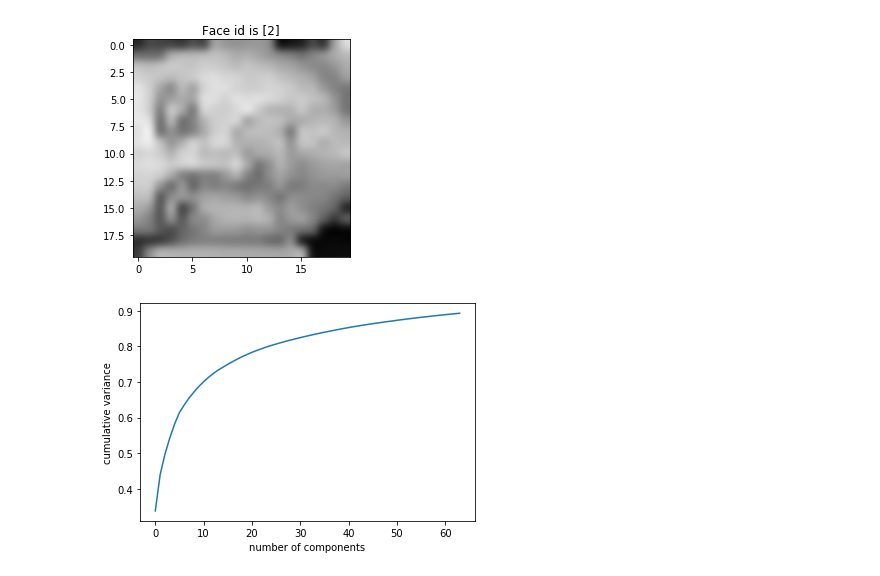
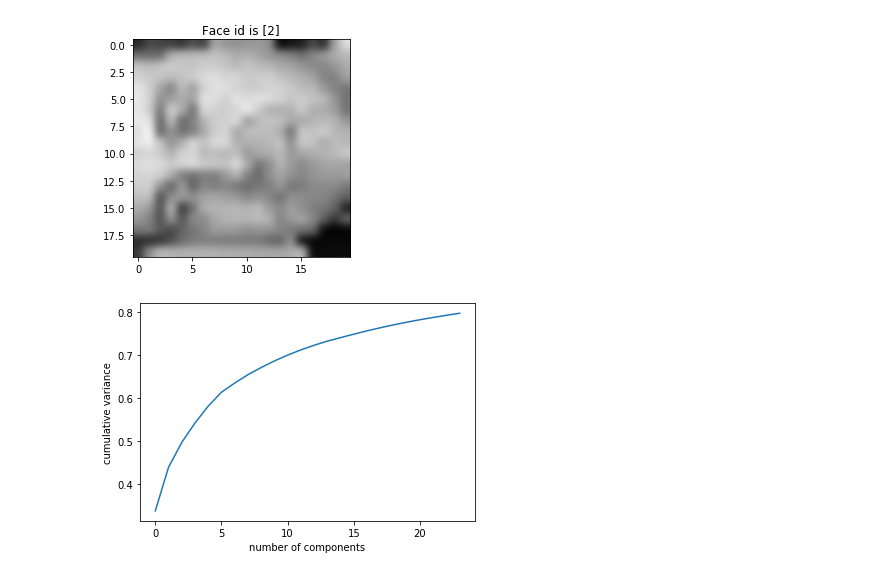
Before and after one commit to mohzary/Computer-Vision-2020, a Jupyter notebook: HW3/HW3-fisherface-model.ipynb, the cells around one changed output. Saved outputs shown, nothing was run; the diff lists cells and outputs as text; code cells hidden in the pictures.

```diff
--- a/HW3/HW3-fisherface-model.ipynb
+++ b/HW3/HW3-fisherface-model.ipynb
@@ -52,24 +53,31 @@ for ids in faces_ids[:10]:
 X_train, X_test, y_train, y_test = train_test_split(faces, faces_ids, test_size=0.10, random_state=42)
 # %%
 # Compute a PCA (eigenfaces) on the face dataset
-n_components = 64
+n_components = 24
 h = 20
 w = 20
 
 pca = PCA(n_components=n_components, svd_solver='randomized', whiten=True).fit(X_train)
 
 eigenfaces = pca.components_.reshape((n_components, h, w))
 
 # To Project the input data on the eigenfaces
 X_train_pca = pca.transform(X_train)
 X_test_pca = pca.transform(X_test)
 
+#To compute LDA:
+lda = LinearDiscriminantAnalysis().fit(X_train_pca, y_train)
+X_train_lda = lda.transform(X_train_pca)
+X_test_lda = lda.transform(X_test_pca)
+
+
+
 #To plot cumulative variance corrsponding to the number of components
 plt.plot(np.cumsum(pca.explained_variance_ratio_))
 plt.xlabel('number of components')
 plt.ylabel('cumulative variance')
 plt.show()
 # %% [output]
-[figure, old version]
+[figure, new version]
 # %%
 #To plot eigenface model
```
Also changed, not shown: parts of 5 cells of this notebook.
